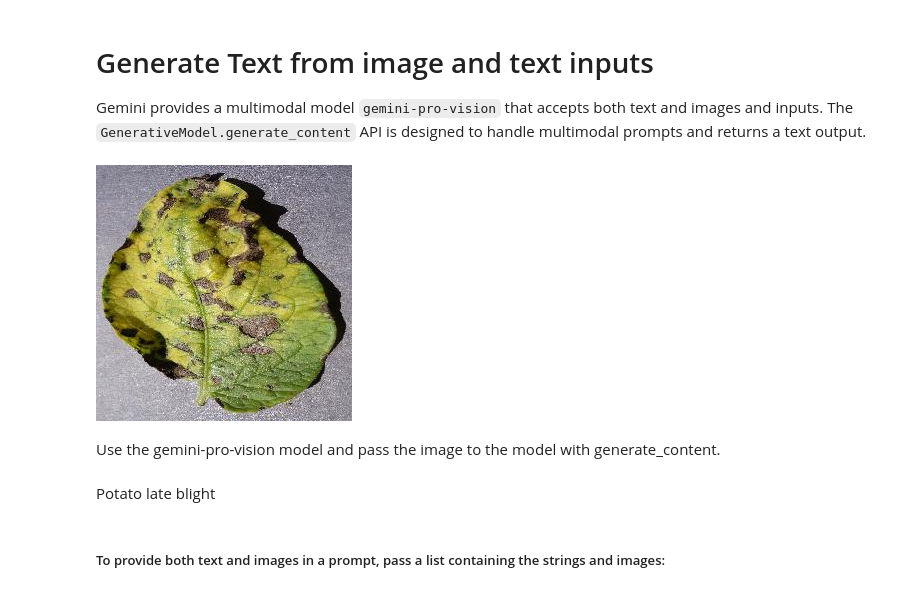
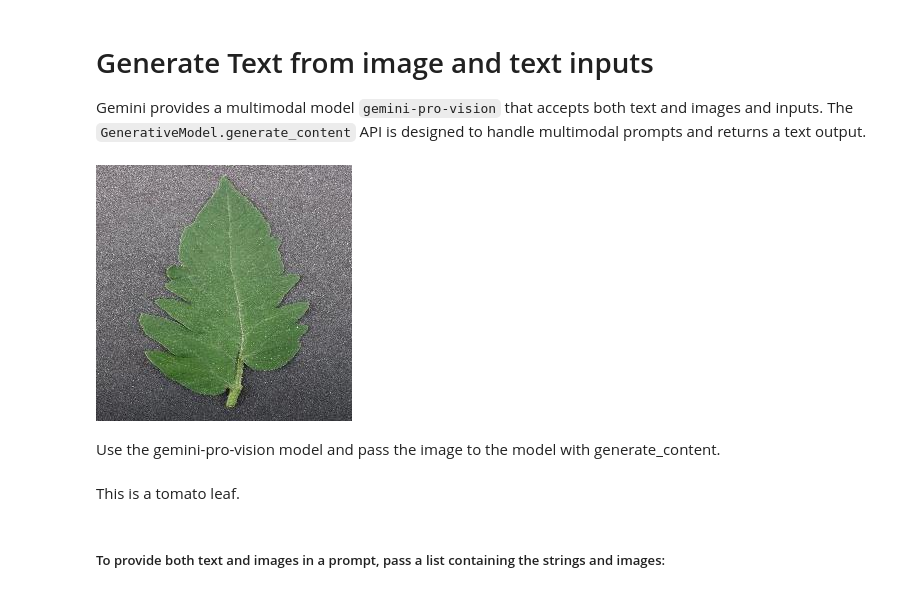
Before and after one commit to iamrajharshit/OnGemini, a Jupyter notebook: Using Gemini.ipynb, the cells around one changed output. Saved outputs shown, nothing was run; the diff lists cells and outputs as text; code cells hidden in the pictures.

```diff
--- a/Using Gemini.ipynb
+++ b/Using Gemini.ipynb
@@ -176,10 +187,10 @@ Gemini provides a multimodal model `gemini-pro-vision` that accepts both text an
 # %%
 import PIL.Image
 
-img = PIL.Image.open('/content/drive/MyDrive/gemini/img data/leaf2 dull.JPG')
+img = PIL.Image.open('img data\Leaf.JPG')
 img
 # %% [output]
-[figure, old version]
+[figure, new version]
 # %%
 model = genai.GenerativeModel('gemini-pro-vision')
 # %% [markdown]
@@ -189,7 +200,7 @@ Use the gemini-pro-vision model and pass the image to the model with generate_co
 response = model.generate_content(img)
 Markdown(response.text)
 # %% [output]
- Potato late blight
+ This is a tomato leaf.
 # %% [markdown]
 ##### To provide both text and images in a prompt, pass a list containing the strings and images:
 # %%
```
Also changed, not shown: parts of 11 cells of this notebook.
